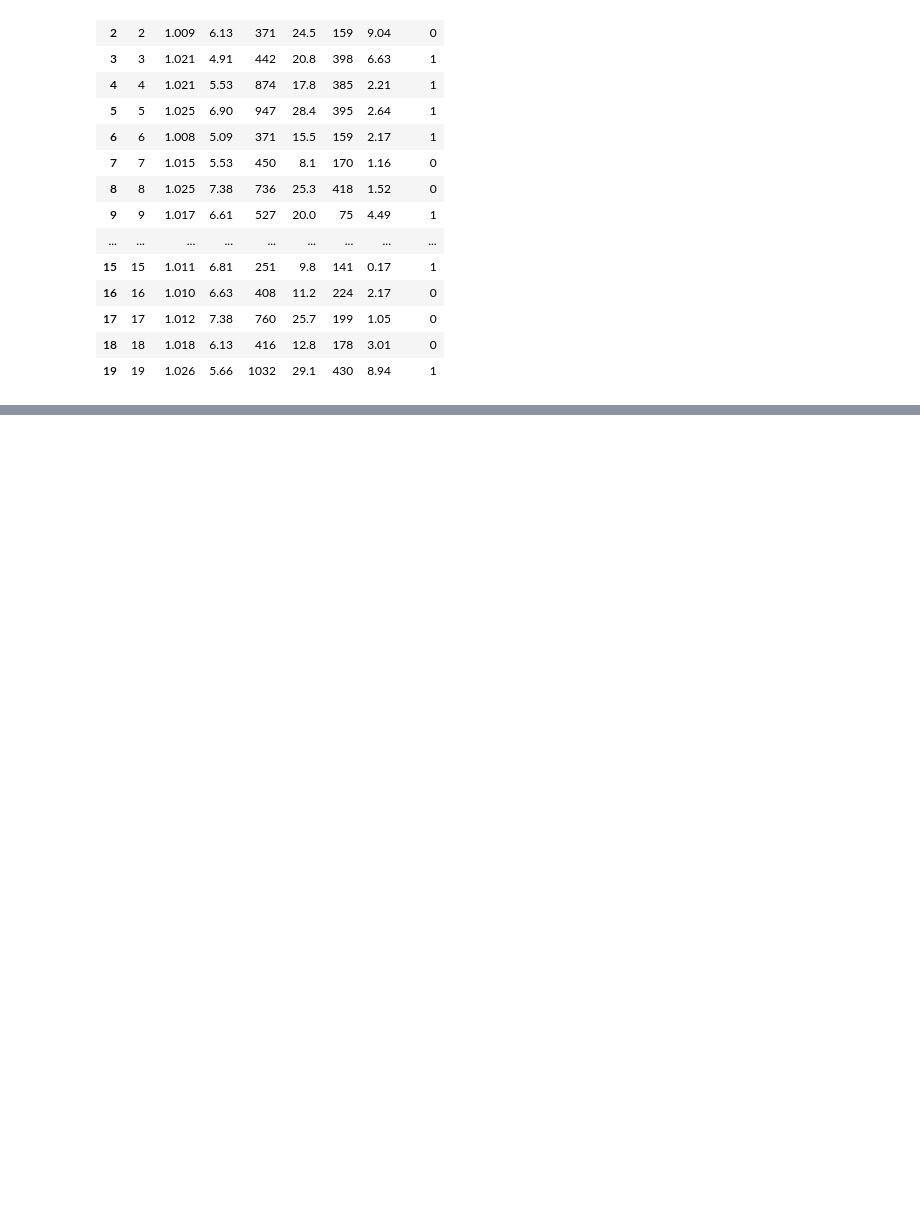
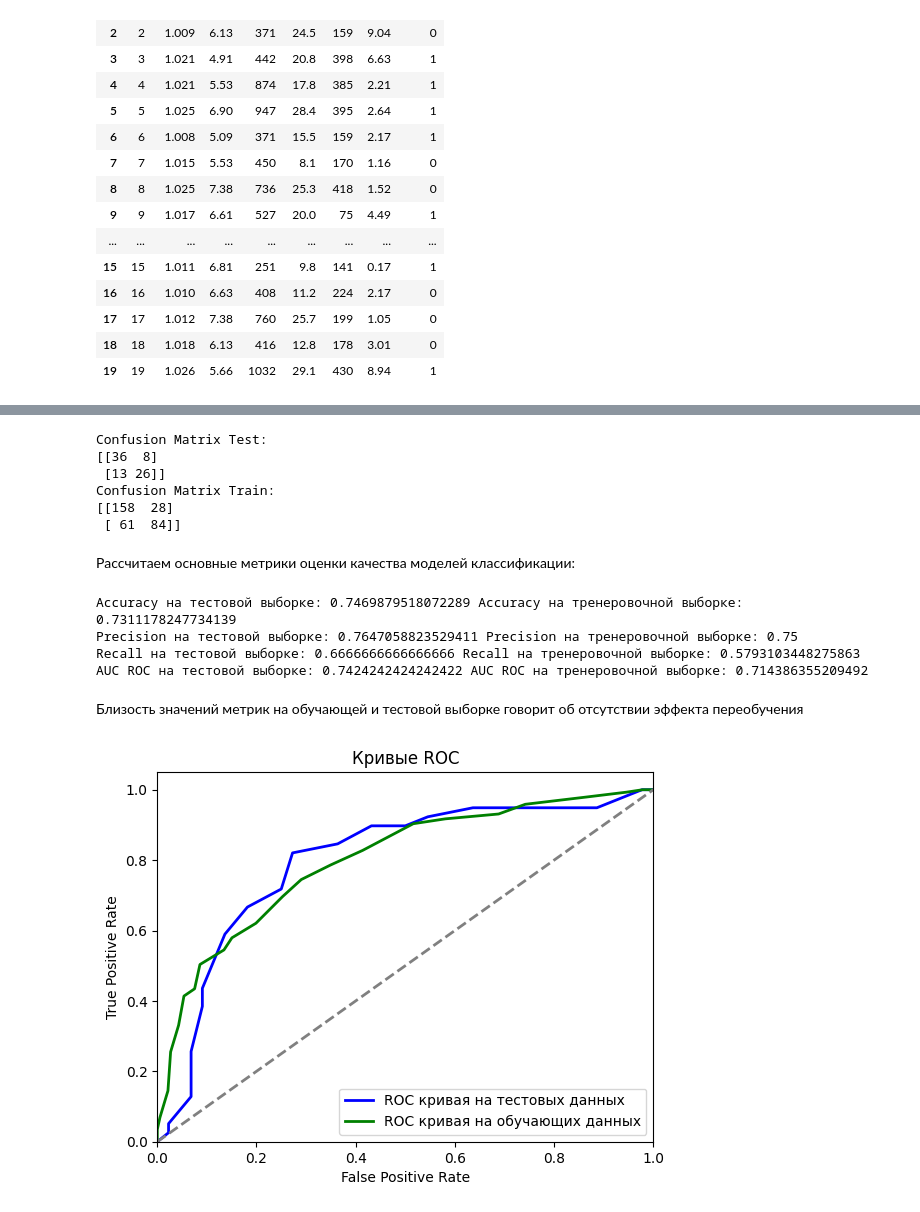
Before and after one commit to chebandenis/DZ_innopolis, a Jupyter notebook: dz_knn.ipynb, the cells around one changed output, grey strips where cells are left out. Saved outputs shown, nothing was run; the diff lists cells and outputs as text; code cells hidden in the pictures; blank space fills up the shorter version.

```diff
--- a/dz_knn.ipynb
+++ b/dz_knn.ipynb
@@ -181,0 +144,6 @@ data_test.head(20)
+# %%
+param_grid = {'n_neighbors': range(1, 30),
+              'p': [1, 2]}
+knn = KNeighborsClassifier()
+grid_search = GridSearchCV(knn, param_grid, cv=5, scoring='roc_auc')
+grid_search.fit(features_train, target_train)
@@ -181,0 +180,2 @@ data_test.head(20)
+# %%
+knn_best = KNeighborsClassifier(**grid_search.best_params_)
@@ -181,0 +184,2 @@ data_test.head(20)
+# %%
+knn_best.fit(features_train, target_train)
@@ -181,0 +195,63 @@ data_test.head(20)
+# %%
+# Матрица ошибок
+conf_matrix = confusion_matrix(target_test, test_pred)
+print("Confusion Matrix Test:")
+print(conf_matrix)
+
+conf_matrix = confusion_matrix(target_train, train_pred)
+print("Confusion Matrix Train:")
+print(conf_matrix)
+# %% [output]
+Confusion Matrix Test:
+[[36  8]
+ [13 26]]
+Confusion Matrix Train:
+[[158  28]
+ [ 61  84]]
+# %% [markdown]
+Рассчитаем основные метрики оценки качества моделей классификации:
+# %%
+
+# Accuracy
+
+print("Accuracy на тестовой выборке:", accuracy_score(target_test, test_pred), "Accuracy на тренеровочной выборке:", accuracy_score(target_train, train_pred))
+
+# Precision
+print("Precision на тестовой выборке:", precision_score(target_test, test_pred), "Precision на тренеровочной выборке:", precision_score(target_train, train_pred))
+
+# Recall
+print("Recall на тестовой выборке:", recall_score(target_test, test_pred), "Recall на тренеровочной выборке:", recall_score(target_train, train_pred))
+
+print("AUC ROC на тестовой выборке:", roc_auc_score(target_test, test_pred), "AUC ROC на тренеровочной выборке:", roc_auc_score(target_train, train_pred))
+# %% [output]
+Accuracy на тестовой выборке: 0.7469879518072289 Accuracy на тренеровочной выборке: 0.7311178247734139
+Precision на тестовой выборке: 0.7647058823529411 Precision на тренеровочной выборке: 0.75
+Recall на тестовой выборке: 0.6666666666666666 Recall на тренеровочной выборке: 0.5793103448275863
+AUC ROC на тестовой выборке: 0.7424242424242422 AUC ROC на тренеровочной выборке: 0.714386355209492
+# %% [markdown]
+Близость значений метрик на обучающей и тестовой выборке говорит об отсутствии эффекта переобучения
+# %%
+
+test_prob = knn_best.predict_proba(features_test)[:, 1]
+
+
+train_prob = knn_best.predict_proba(features_train)[:, 1]
+# %%
+
+# Построение ROC кривой
+plt.figure()
+fpr, tpr, thresholds = roc_curve(target_test, test_prob)
+plt.plot(fpr, tpr, color='blue', lw=2, label='ROC кривая на тестовых данных')
+
+fpr, tpr, thresholds = roc_curve(target_train, train_prob)
+plt.plot(fpr, tpr, color='green', lw=2, label='ROC кривая на обучающих данных')
+plt.plot([0, 1], [0, 1], color='gray', lw=2, linestyle='--')
+plt.xlim([0.0, 1.0])
+plt.ylim([0.0, 1.05])
+plt.xlabel('False Positive Rate')
+plt.ylabel('True Positive Rate')
+plt.title('Кривые ROC')
+plt.legend(loc="lower right")
+plt.show()
+# %% [output]
+[figure, added]
```
Also changed, not shown: parts of 36 cells of this notebook.
